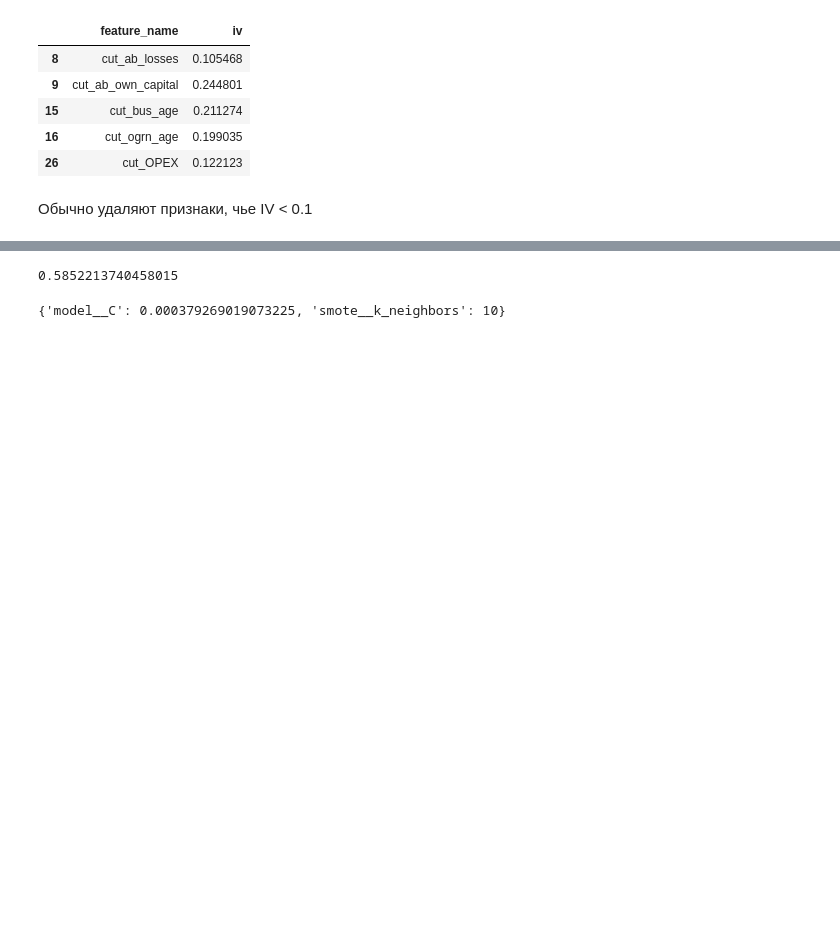
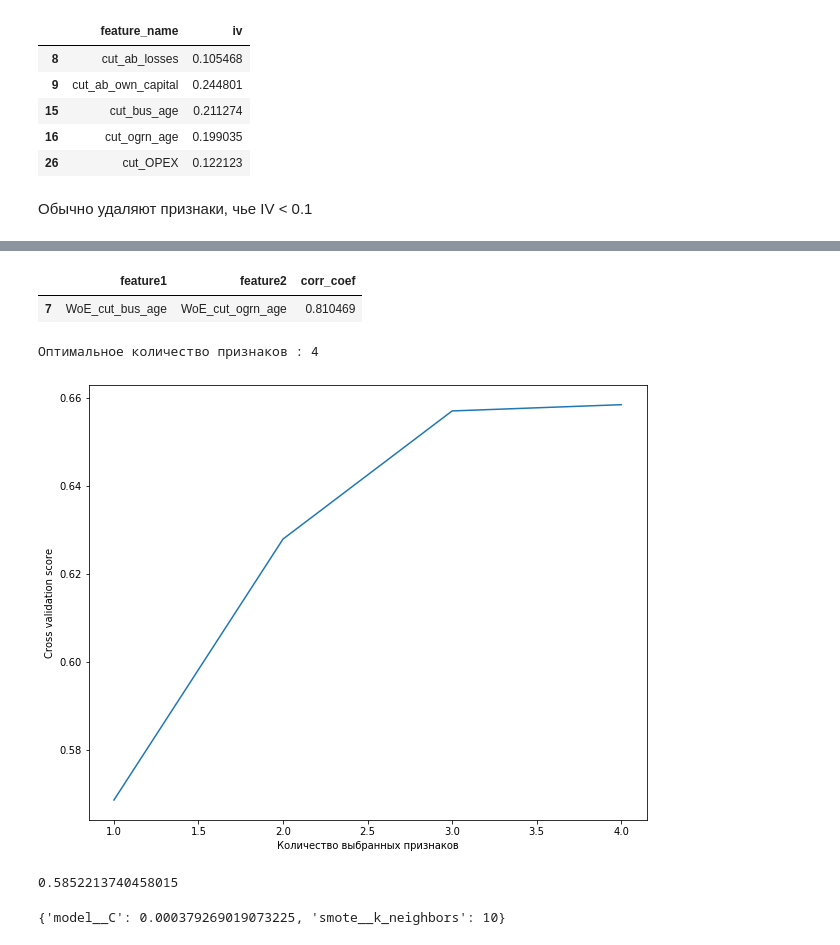
Before and after one commit to Stuksus/Hackaton_SBER, a Jupyter notebook: prepare_features.ipynb, the cells around one changed output, grey strips where cells are left out. Saved outputs shown, nothing was run; the diff lists cells and outputs as text; code cells hidden in the pictures; blank space fills up the shorter version.

```diff
--- a/prepare_features.ipynb
+++ b/prepare_features.ipynb
@@ -444,0 +449,11 @@ train_df_part_2_new_features_iv
+# %%
+for feature in train_df_part_2_new_features_iv:
+    if feature == 'default_12m':
+        continue
+    temp = calc_woe_iv(train_df_part_2_new_features_iv, feature, 'default_12m')[0]
+    res = train_df_part_2_new_features_iv.merge(temp, how='left', left_on=feature, right_on = 'value')
+    del res['value']
+    train_df_part_2_new_features_iv = res.copy()
+
+train_df_part_2_new_features_iv_fin = train_df_part_2_new_features_iv[['WoE_cut_ab_losses', 'WoE_cut_ab_own_capital',
+                                                                      'WoE_cut_bus_age', 'WoE_cut_ogrn_age', 'default_12m']]
@@ -445,3 +484,26 @@ train_df_part_2_new_features_iv
+# %%
+find_correlated_features(train_df_part_2_new_features_iv_fin, 0.8)
+# %% [output]
+|  | feature1 | feature2 | corr_coef |
+| 7 | WoE_cut_bus_age | WoE_cut_ogrn_age | 0.810469 |
+# %%
+X_train_part_iv = train_df_part_2_new_features_iv_fin.drop('default_12m',axis = 1)
+y_train_part_iv = train_df_part_2_new_features_iv_fin['default_12m']
+# %%
+def RFE_feature_selection(clf_lr, X, y):
+    rfecv = RFECV(estimator=clf_lr, step=1, cv=StratifiedKFold(5), verbose=0, scoring='roc_auc')
+    rfecv.fit(X, y)
+    print("Оптимальное количество признаков : %d" % rfecv.n_features_)
+    f, ax = plt.subplots(figsize=(10, 8))
+    plt.xlabel("Количество выбранных признаков")
+    plt.ylabel("Cross validation score")
+    plt.plot(range(1, len(rfecv.grid_scores_) + 1), rfecv.grid_scores_)
+    plt.show()
+# %%
+RFE_feature_selection(LogisticRegression(max_iter=1000), X_train_part_iv , y_train_part_iv)
+# %% [output]
+Оптимальное количество признаков : 4
+[figure, added]
 # %%
 def filter_function(X_train,y_train,column_target):
     """
```
Also changed, not shown: parts of 10 cells of this notebook.
